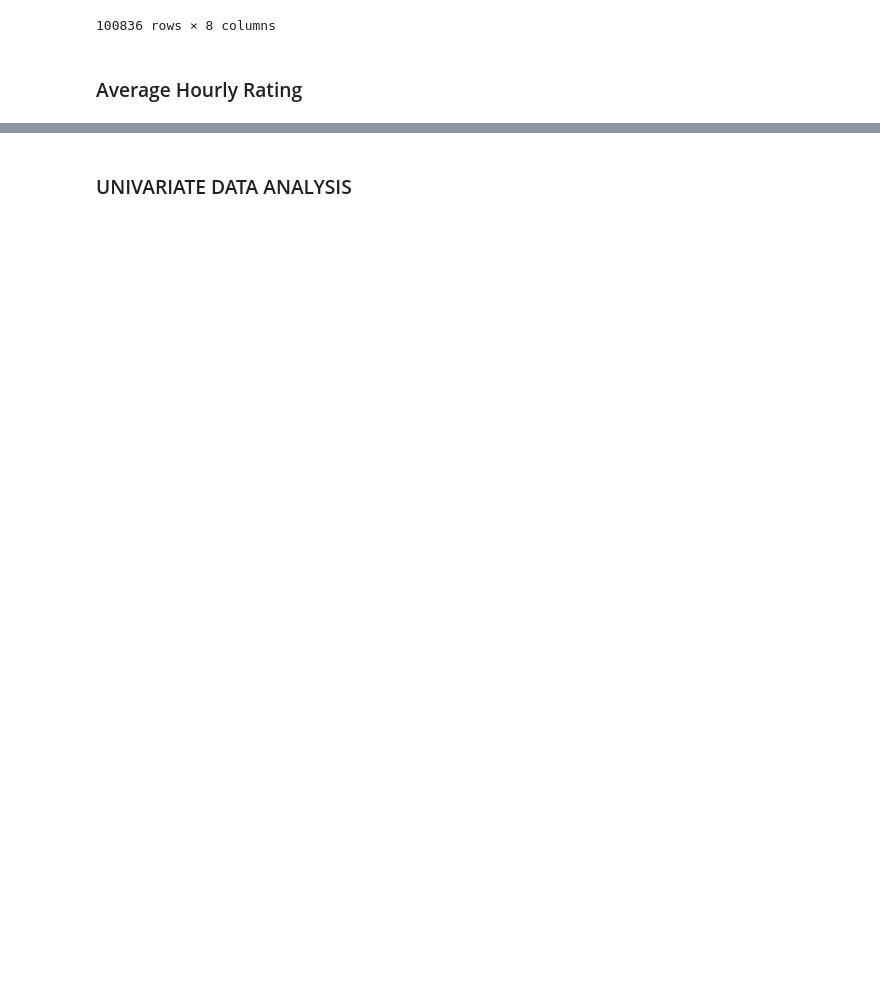
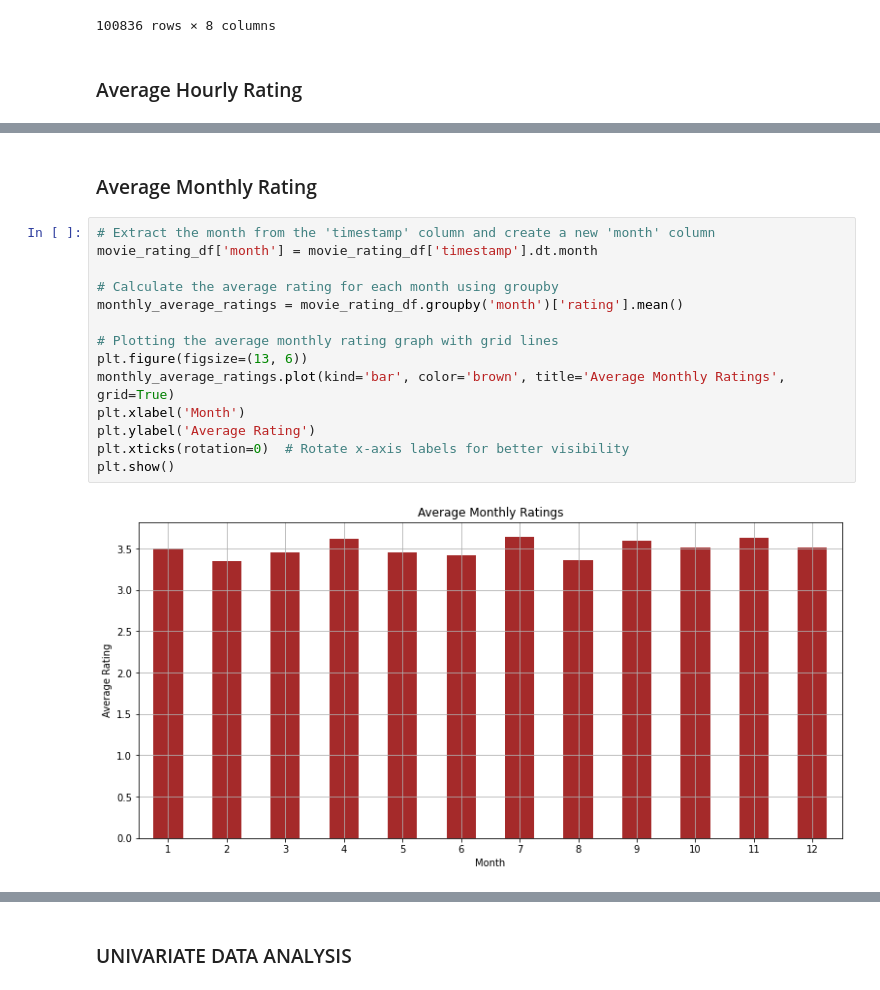
Before and after one commit to Mr-Macharia/Movie-Recommendation-System, a Jupyter notebook: notebook.ipynb, the cells around one changed output, grey strips where cells are left out. Drawn from its saved outputs; the diff is of its cells as text; blank space fills up the shorter version.

```diff
--- a/notebook.ipynb
+++ b/notebook.ipynb
@@ -352,3 +360,21 @@ plt.ylabel('Average Rating')
 plt.show()
 # %% [output]
 [figure]
+# %% [markdown]
+### Average Monthly Rating
+# %%
+# Extract the month from the 'timestamp' column and create a new 'month' column
+movie_rating_df['month'] = movie_rating_df['timestamp'].dt.month
+
+# Calculate the average rating for each month using groupby
+monthly_average_ratings = movie_rating_df.groupby('month')['rating'].mean()
+
+# Plotting the average monthly rating graph with grid lines
+plt.figure(figsize=(13, 6))
+monthly_average_ratings.plot(kind='bar', color='brown', title='Average Monthly Ratings', grid=True)
+plt.xlabel('Month')
+plt.ylabel('Average Rating')
+plt.xticks(rotation=0)  # Rotate x-axis labels for better visibility
+plt.show()
+# %% [output]
+[figure, added]
```
Also changed, not shown: parts of 79 cells of this notebook.
